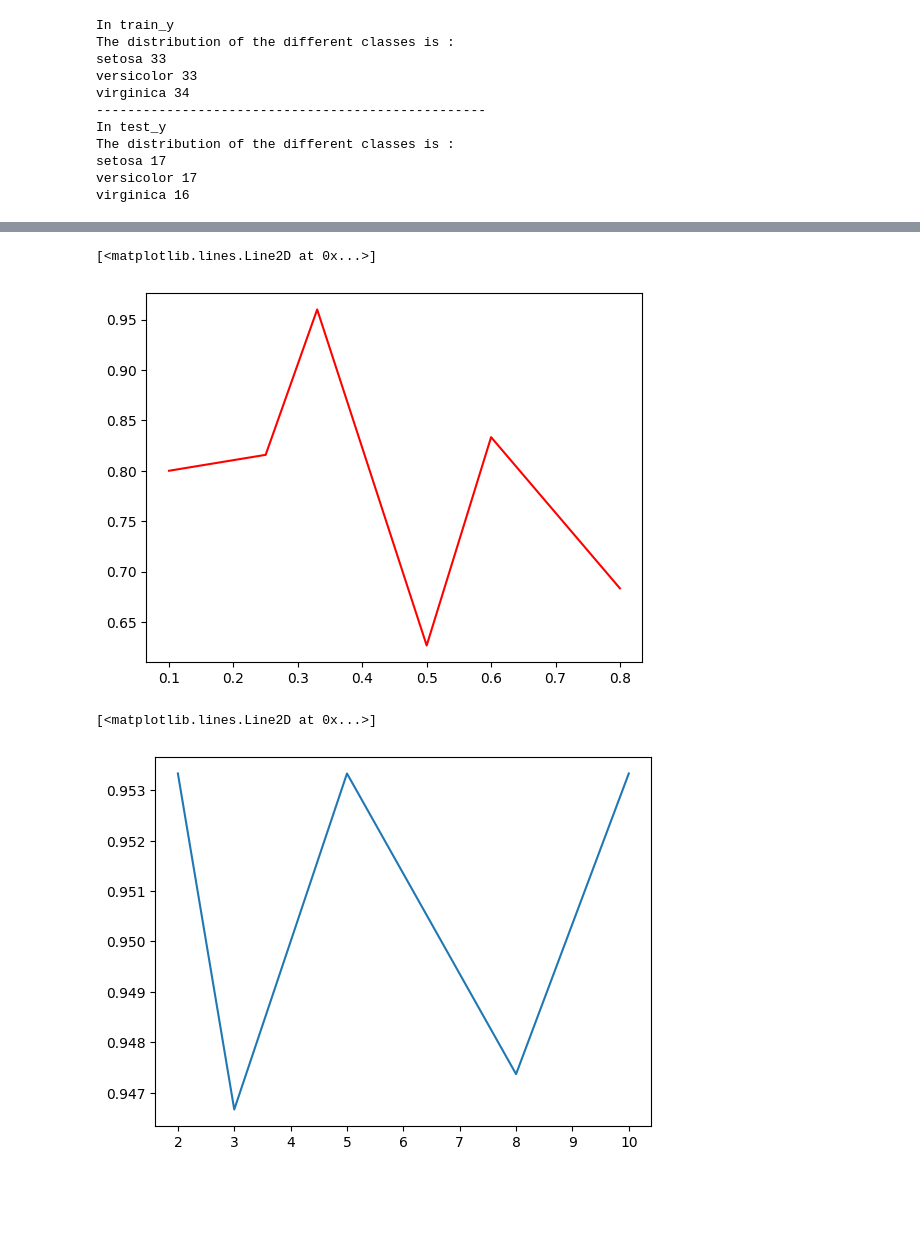
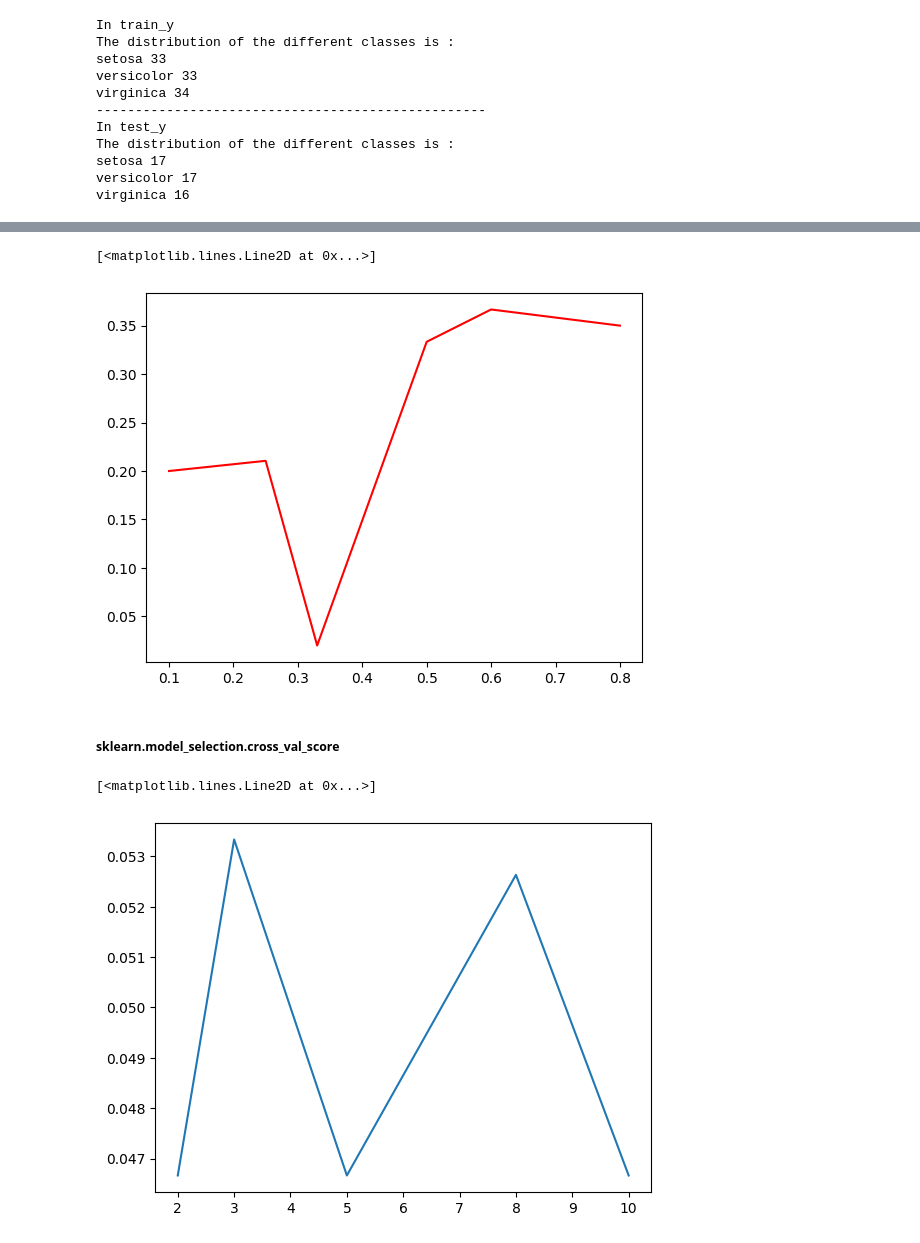
Before and after one commit to zak-soussi/DataMining, a Jupyter notebook: TP3/TP3.ipynb, the cells around one changed output, grey strips where cells are left out. Drawn from its saved outputs; the diff is of its cells as text; code cells hidden in the pictures; blank space fills up the shorter version.

```diff
--- a/TP3/TP3.ipynb
+++ b/TP3/TP3.ipynb
@@ -177,5 +181,4 @@ virginica 16
 def test(S , model):
     train_x, test_x, train_y, test_y = split(S)
     model.fit(train_x,train_y)
-    return model.score(test_x,test_y)
-print("New prediction : ",test(irisData,nb))
+    return 1 - model.score(test_x,test_y)
@@ -197,19 +211,21 @@ plt.plot(looping_list,averages)
 testing_list = [0.1,0.25,0.33,0.5,0.6,0.8]
 values = []
 for test in testing_list:
-    x_train, x_test, y_train, y_test = train_test_split(irisData.data,irisData.target,test_size=test)
+    x_train, x_test, y_train, y_test = train_test_split(irisData.data,irisData.target,test_size=test,shuffle=True)
     nb.fit(x_train,y_train)
-    values.append(nb.score(x_test,y_test))
+    values.append(1-nb.score(x_test,y_test))
 plt.plot(testing_list,values,c="r")
 # %% [output]
 [<matplotlib.lines.Line2D at 0x...>]
-[figure, old version]
+[figure, new version]
+# %% [markdown]
+##### sklearn.model_selection.cross_val_score
 # %%
 splits_nbr = [2,3,5,8,10]
 values = []
 for split in splits_nbr:
-    values.append(cross_val_score(nb , irisData.data , irisData.target , cv = split).mean())
+    values.append(1 - cross_val_score(nb , irisData.data , irisData.target , cv = split).mean())
 plt.plot(splits_nbr , values)
 # %% [output]
 [<matplotlib.lines.Line2D at 0x...>]
-[figure, old version]
+[figure, new version]
```
Also changed, not shown: parts of 20 cells of this notebook, 1 other file.
